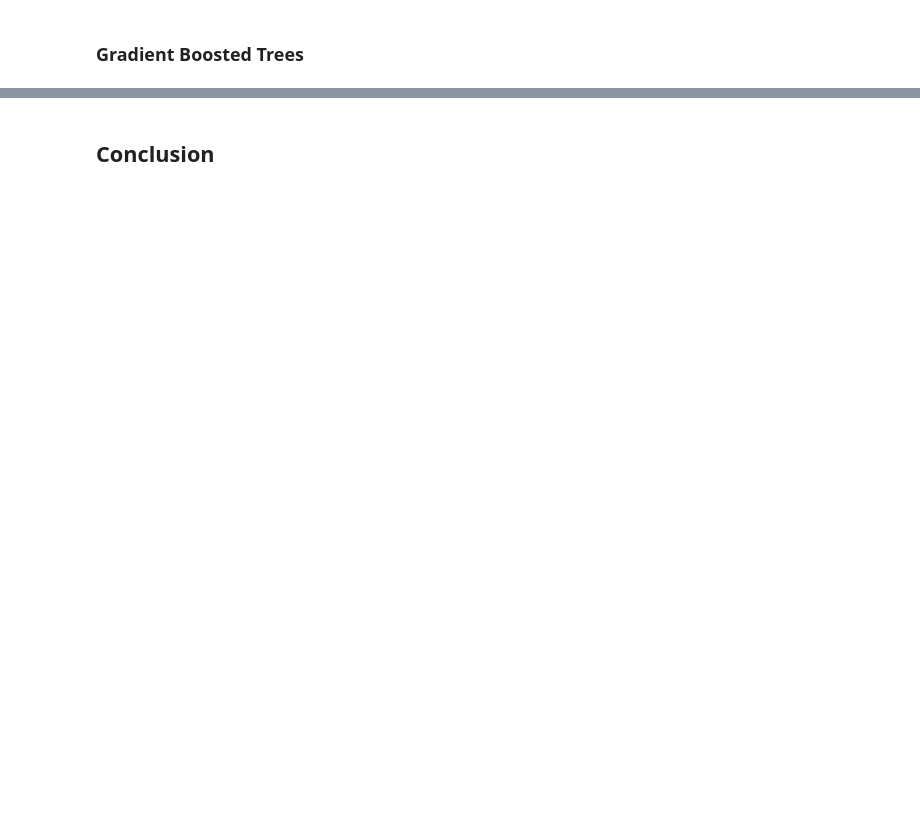
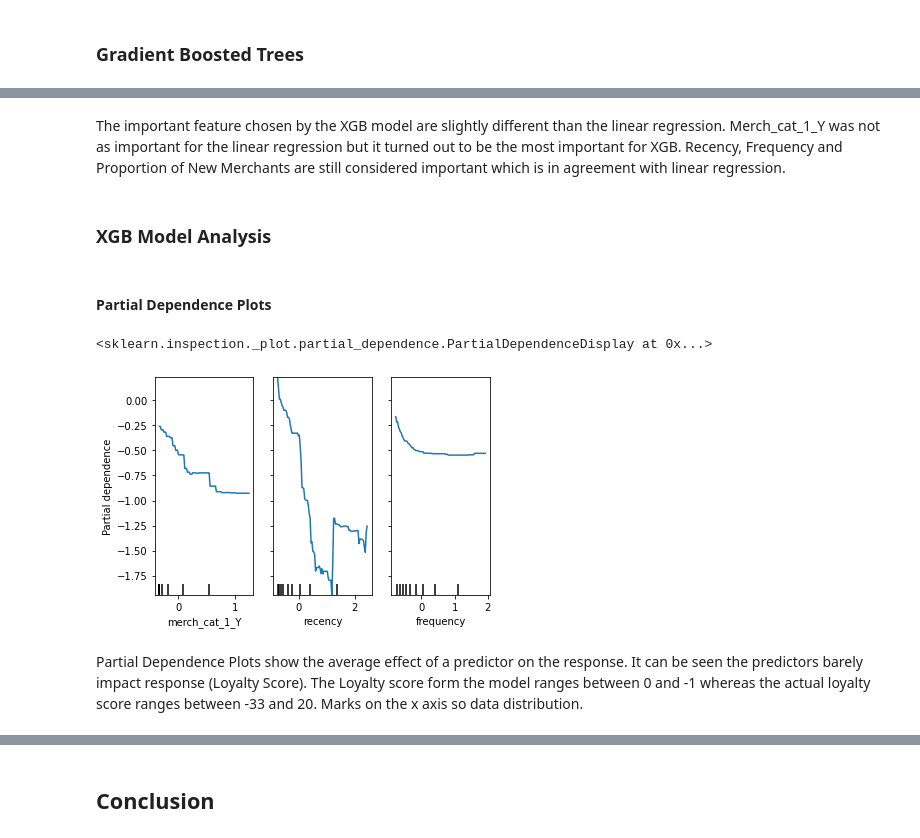
Before and after one commit to sabarishchockalingam2017/elo_loyalty_prediction, a Jupyter notebook: Elo Loyalty Prediction.ipynb, the cells around one changed output, grey strips where cells are left out. Cells and saved outputs as stored; diff of their text form; code cells hidden in the pictures; blank space fills up the shorter version.

```diff
--- a/Elo Loyalty Prediction.ipynb
+++ b/Elo Loyalty Prediction.ipynb
@@ -192,0 +438,15 @@ y_new_train = new_train['target']
+# %% [markdown]
+The important feature chosen by the XGB model are slightly different than the linear regression. Merch_cat_1_Y was not as important for the linear regression but it turned out to be the most important for XGB. Recency, Frequency and Proportion of New Merchants are still considered important which is in agreement with linear regression.
+# %% [markdown]
+### XGB Model Analysis <a class='anchor' id='xgb-model-analysis'></a>
+# %% [markdown]
+#### Partial Dependence Plots
+# %%
+pdp_feats=['merch_cat_1_Y','recency','frequency']
+# partial dependence plots can give insights as to how some features affect the model output
+plot_partial_dependence(grid_search.best_estimator_, s_X_new_train, pdp_feats)
+# %% [output]
+<sklearn.inspection._plot.partial_dependence.PartialDependenceDisplay at 0x...>
+[figure, added]
+# %% [markdown]
+Partial Dependence Plots show the average effect of a predictor on the response. It can be seen the predictors barely impact response (Loyalty Score). The Loyalty score form the model ranges between 0 and -1 whereas the actual loyalty score ranges between -33 and 20. Marks on the x axis so data distribution.
```
Also changed, not shown: parts of 28 cells of this notebook.
